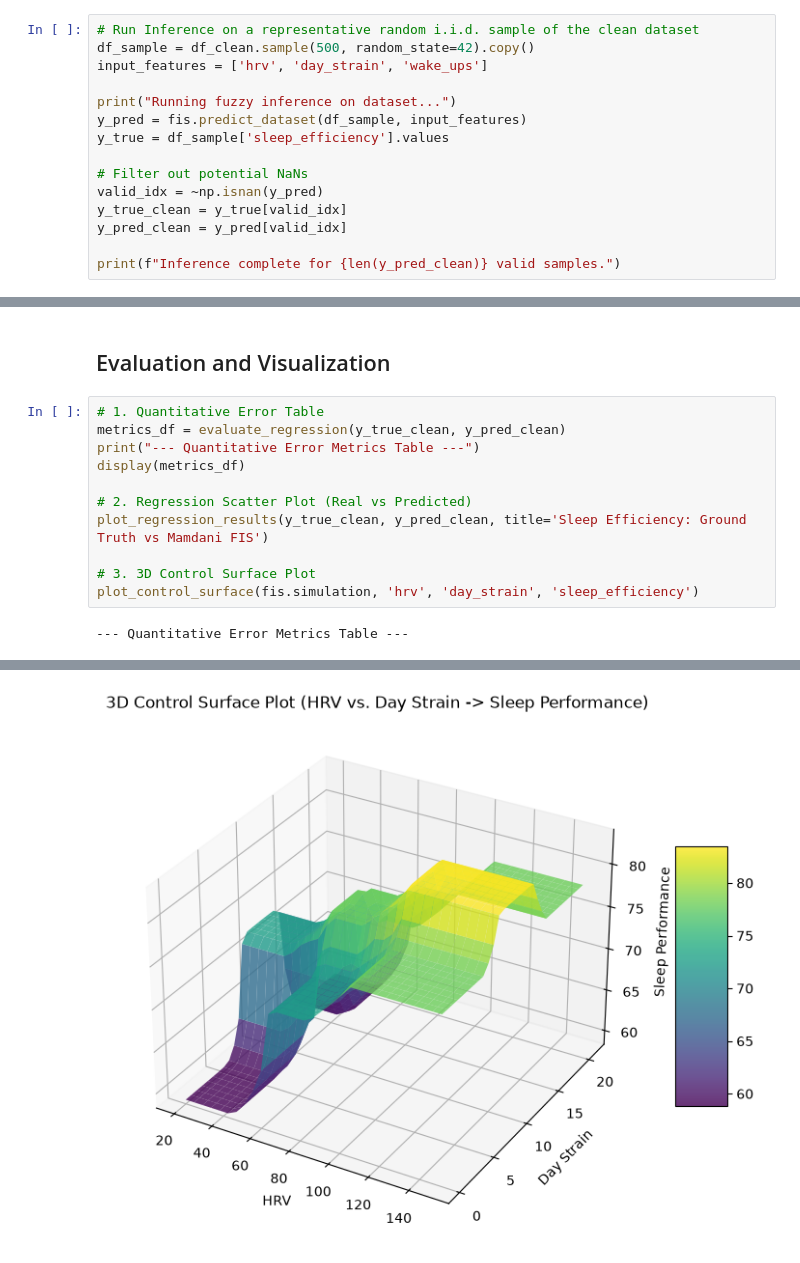
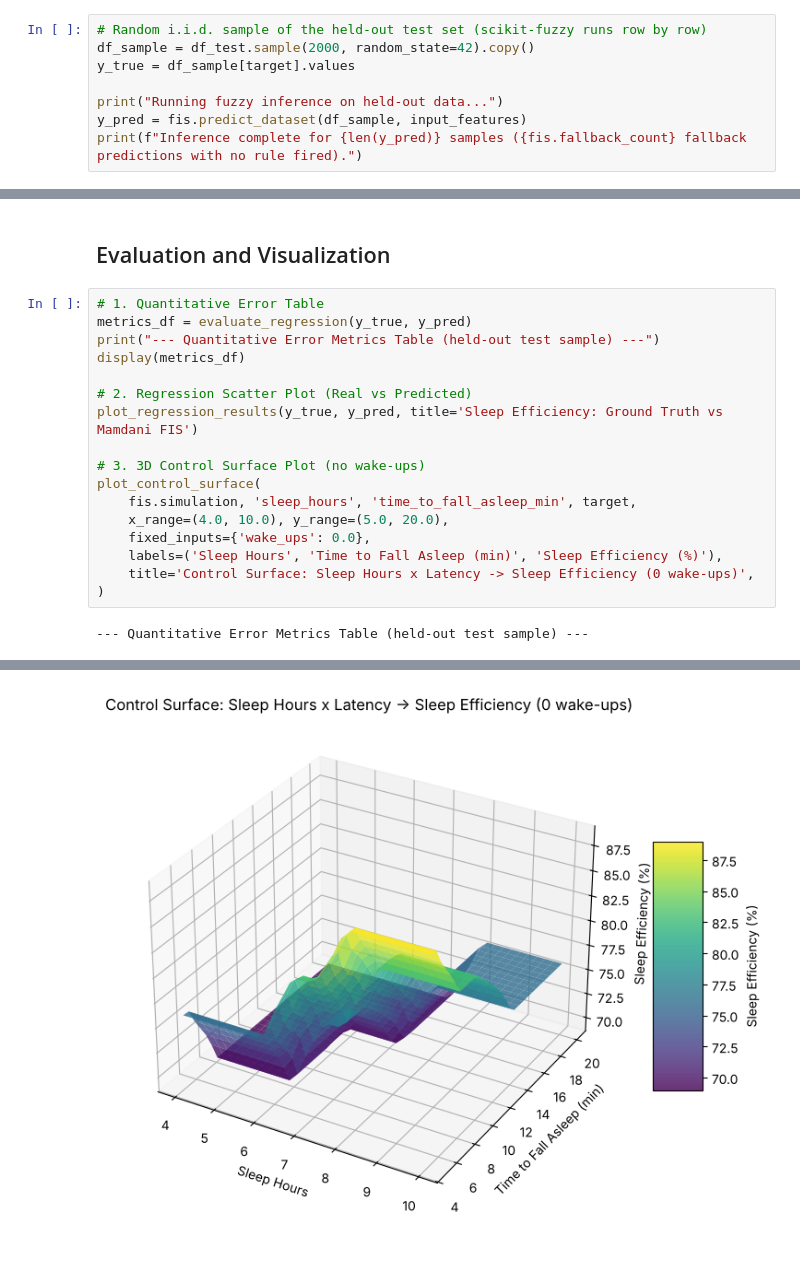
Before and after one commit to amiraaa83/Multi-Domain_Application_of_Mamdani_Fuzzy_Inference_Systems_for_Regression, a Jupyter notebook: notebooks/01_sleep_health.ipynb, the cells around one changed output, grey strips where cells are left out. Drawn from its saved outputs; the diff is of its cells as text.

```diff
--- a/notebooks/01_sleep_health.ipynb
+++ b/notebooks/01_sleep_health.ipynb
@@ -270,16 +287,9 @@ Mamdani control system successfully built with 27 rules!
 # %%
-# Run Inference on a representative random i.i.d. sample of the clean dataset
-df_sample = df_clean.sample(500, random_state=42).copy()
-input_features = ['hrv', 'day_strain', 'wake_ups']
+# Random i.i.d. sample of the held-out test set (scikit-fuzzy runs row by row)
+df_sample = df_test.sample(2000, random_state=42).copy()
+y_true = df_sample[target].values
 
-print("Running fuzzy inference on dataset...")
+print("Running fuzzy inference on held-out data...")
 y_pred = fis.predict_dataset(df_sample, input_features)
-y_true = df_sample['sleep_efficiency'].values
-
-# Filter out potential NaNs
-valid_idx = ~np.isnan(y_pred)
-y_true_clean = y_true[valid_idx]
-y_pred_clean = y_pred[valid_idx]
-
-print(f"Inference complete for {len(y_pred_clean)} valid samples.")
+print(f"Inference complete for {len(y_pred)} samples ({fis.fallback_count} fallback predictions with no rule fired).")
 # %% [output]
@@ -289,15 +299,21 @@ Inference complete for 500 valid samples.
 ## Evaluation and Visualization
 # %%
 # 1. Quantitative Error Table
-metrics_df = evaluate_regression(y_true_clean, y_pred_clean)
-print("--- Quantitative Error Metrics Table ---")
+metrics_df = evaluate_regression(y_true, y_pred)
+print("--- Quantitative Error Metrics Table (held-out test sample) ---")
 display(metrics_df)
 
 # 2. Regression Scatter Plot (Real vs Predicted)
-plot_regression_results(y_true_clean, y_pred_clean, title='Sleep Efficiency: Ground Truth vs Mamdani FIS')
+plot_regression_results(y_true, y_pred, title='Sleep Efficiency: Ground Truth vs Mamdani FIS')
 
-# 3. 3D Control Surface Plot
-plot_control_surface(fis.simulation, 'hrv', 'day_strain', 'sleep_efficiency')
+# 3. 3D Control Surface Plot (no wake-ups)
+plot_control_surface(
+    fis.simulation, 'sleep_hours', 'time_to_fall_asleep_min', target,
+    x_range=(4.0, 10.0), y_range=(5.0, 20.0),
+    fixed_inputs={'wake_ups': 0.0},
+    labels=('Sleep Hours', 'Time to Fall Asleep (min)', 'Sleep Efficiency (%)'),
+    title='Control Surface: Sleep Hours x Latency -> Sleep Efficiency (0 wake-ups)',
+)
 # %% [output]
---- Quantitative Error Metrics Table ---
+--- Quantitative Error Metrics Table (held-out test sample) ---
 |  | Metric | Value |
@@ -309 +325 @@ plot_control_surface(fis.simulation, 'hrv', 'day_strain', 'sleep_efficiency')
-[figure, old version]
+[figure, new version]
```
Also changed, not shown: parts of 22 cells of this notebook, 4 other files.
